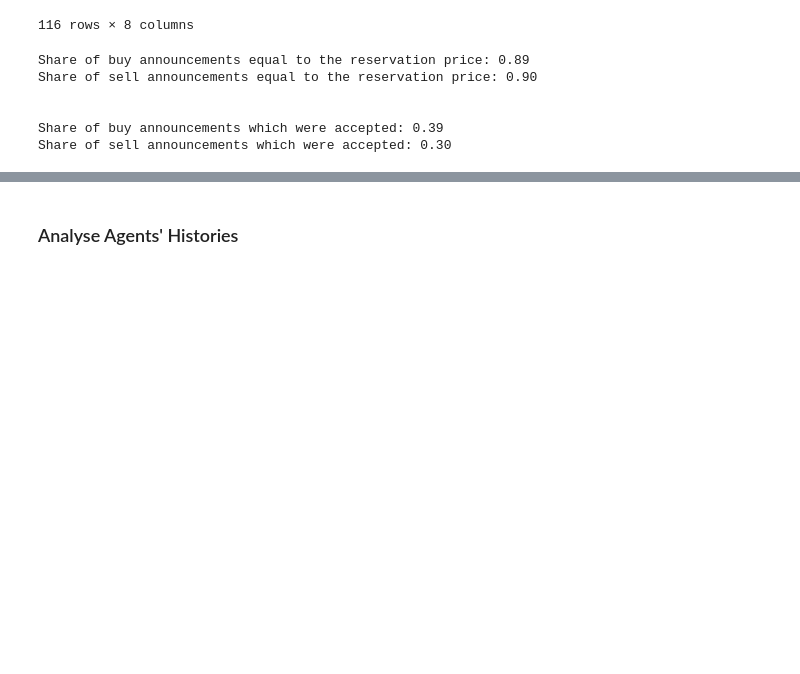
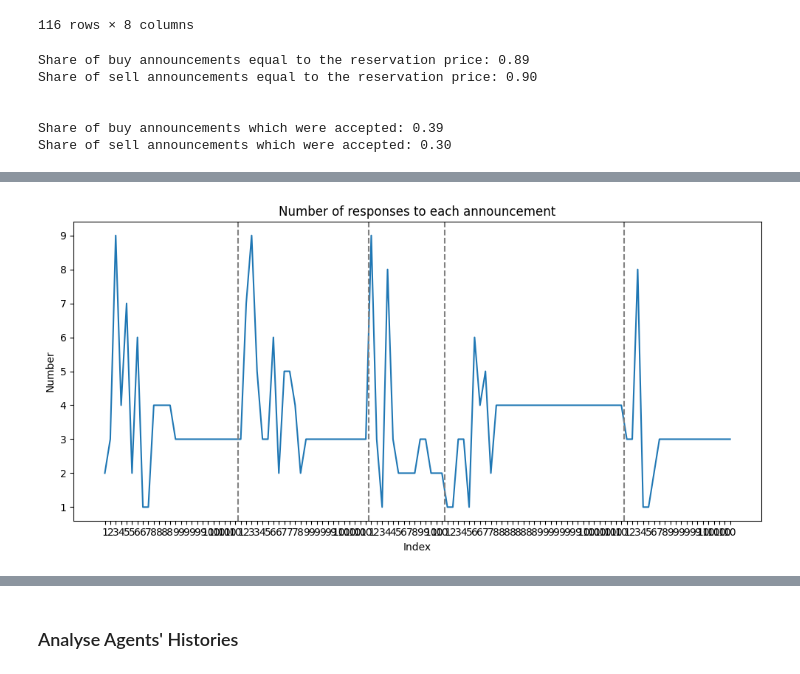
Before and after one commit to pawel-struski/market-equilibrium, a Jupyter notebook: results_analysis.ipynb, the cells around one changed output, grey strips where cells are left out. Cells and saved outputs as stored; diff of their text form; code cells hidden in the pictures; blank space fills up the shorter version.

```diff
--- a/results_analysis.ipynb
+++ b/results_analysis.ipynb
@@ -426,0 +480,17 @@ np.int64(403)
+# %%
+# plot number of responses to each announcement
+df_plot = df_announcements.copy()
+plt.figure(figsize=(10, 5))
+sns.lineplot(x=df_plot.index, y='n_responses', markers='x',
+                data=df_plot)
+last_indices_in_round = df_plot.groupby('round')['iteration'].apply(lambda g: g.index.max())
+for x in last_indices_in_round[:-1]:
+    plt.axvline(x=x+0.5, color='grey', linestyle='--', linewidth=1.5)
+plt.xticks(ticks=df_plot.index, labels=df_plot['iteration'], rotation=0)
+plt.title("Number of responses to each announcement")
+plt.xlabel('Index')
+plt.ylabel('Number')
+plt.tight_layout()
+plt.show()
+# %% [output]
+[figure, added]
```
Also changed, not shown: parts of 4 cells of this notebook.
